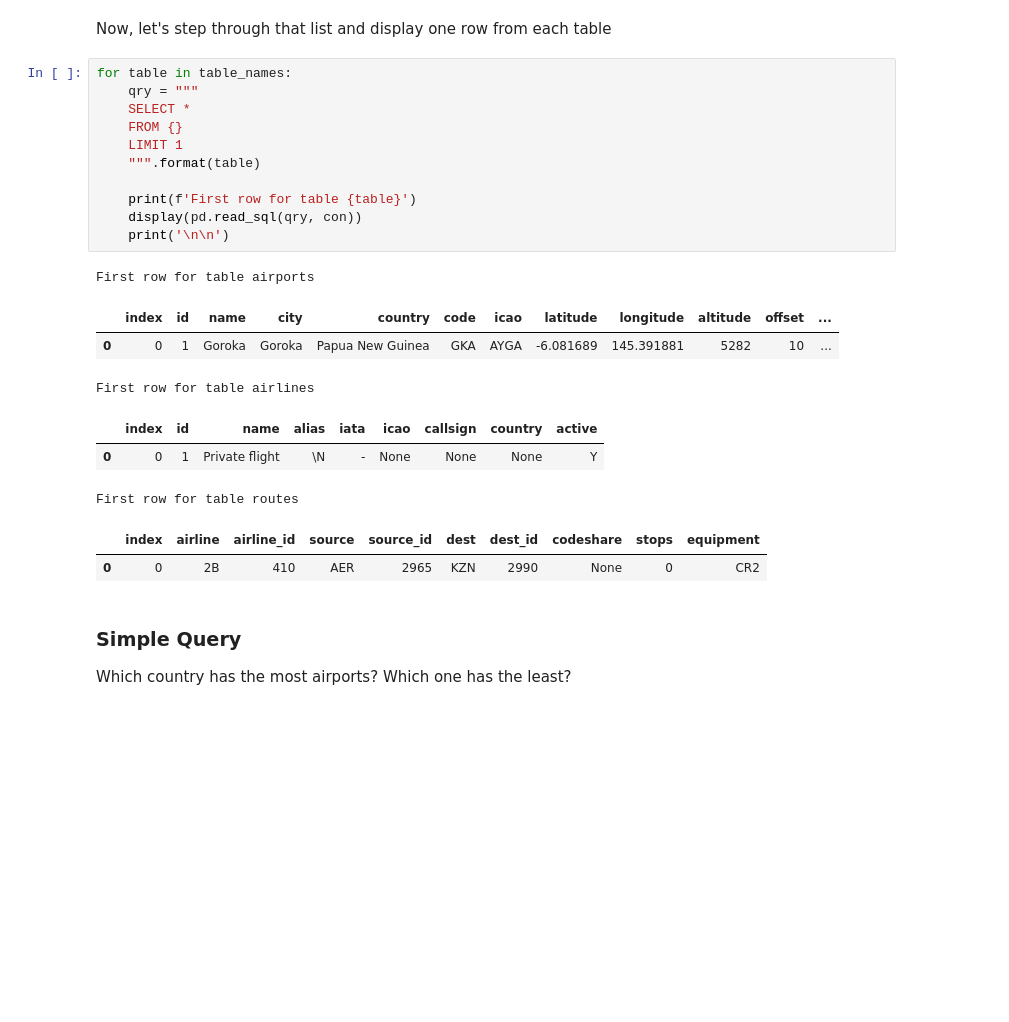
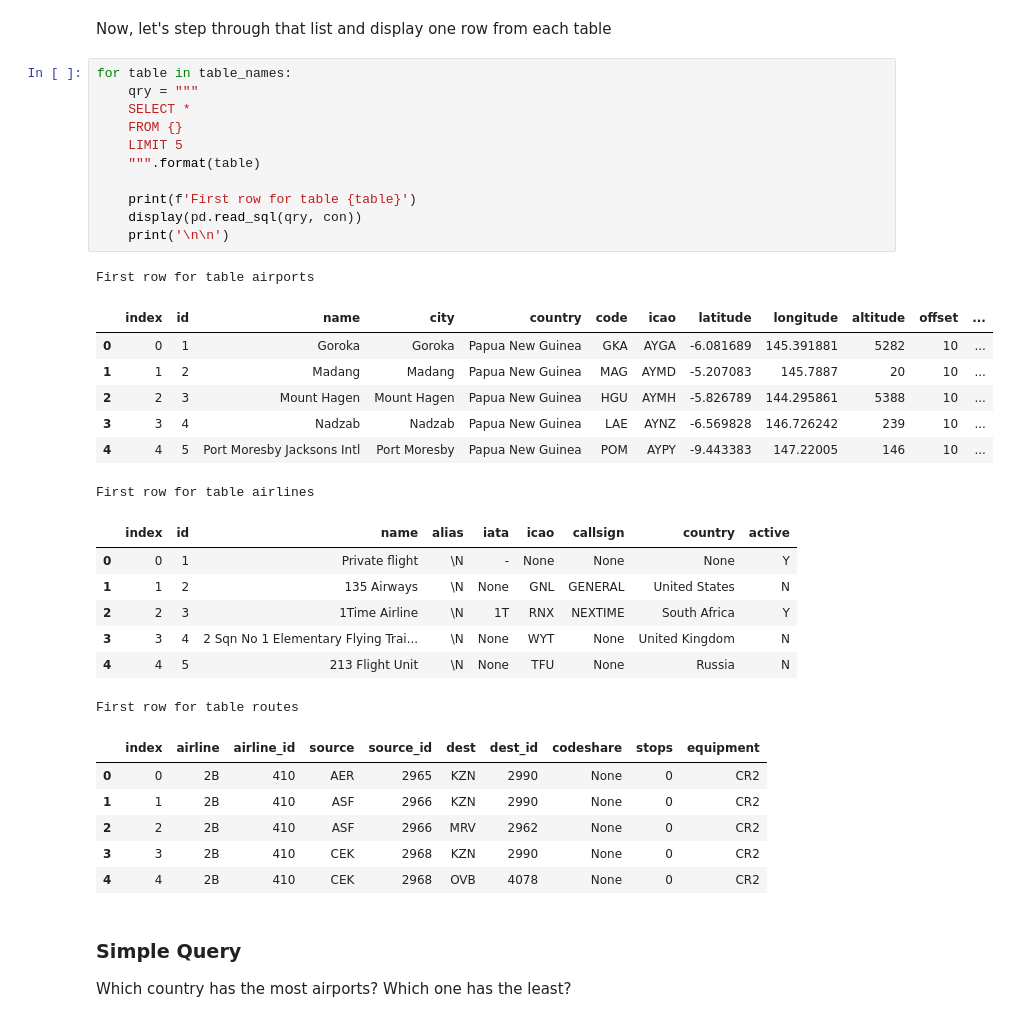
Before and after one commit to jskominsky/DS-Live-022122, a Jupyter notebook: Phase2/warmups/sql_warmup.ipynb, the cells around one changed output. Cells and saved outputs as stored; diff of their text form; blank space fills up the shorter version.

```diff
--- a/Phase2/warmups/sql_warmup.ipynb
+++ b/Phase2/warmups/sql_warmup.ipynb
@@ -36,24 +36,36 @@ Now, let's step through that list and display one row from each table
 # %%
 for table in table_names:
     qry = """
     SELECT *
     FROM {}
-    LIMIT 1
+    LIMIT 5
     """.format(table)
 
     print(f'First row for table {table}')
     display(pd.read_sql(qry, con))
     print('\n\n')
 # %% [output]
 First row for table airports
 |  | index | id | name | city | country | code | icao | latitude | longitude | altitude | offset | ... |
 | 0 | 0 | 1 | Goroka | Goroka | Papua New Guinea | GKA | AYGA | -6.081689 | 145.391881 | 5282 | 10 | ... |
+| 1 | 1 | 2 | Madang | Madang | Papua New Guinea | MAG | AYMD | -5.207083 | 145.7887 | 20 | 10 | ... |
+| 2 | 2 | 3 | Mount Hagen | Mount Hagen | Papua New Guinea | HGU | AYMH | -5.826789 | 144.295861 | 5388 | 10 | ... |
+| 3 | 3 | 4 | Nadzab | Nadzab | Papua New Guinea | LAE | AYNZ | -6.569828 | 146.726242 | 239 | 10 | ... |
+| 4 | 4 | 5 | Port Moresby Jacksons Intl | Port Moresby | Papua New Guinea | POM | AYPY | -9.443383 | 147.22005 | 146 | 10 | ... |
 First row for table airlines
 |  | index | id | name | alias | iata | icao | callsign | country | active |
 | 0 | 0 | 1 | Private flight | \N | - | None | None | None | Y |
+| 1 | 1 | 2 | 135 Airways | \N | None | GNL | GENERAL | United States | N |
+| 2 | 2 | 3 | 1Time Airline | \N | 1T | RNX | NEXTIME | South Africa | Y |
+| 3 | 3 | 4 | 2 Sqn No 1 Elementary Flying Trai... | \N | None | WYT | None | United Kingdom | N |
+| 4 | 4 | 5 | 213 Flight Unit | \N | None | TFU | None | Russia | N |
 First row for table routes
 |  | index | airline | airline_id | source | source_id | dest | dest_id | codeshare | stops | equipment |
 | 0 | 0 | 2B | 410 | AER | 2965 | KZN | 2990 | None | 0 | CR2 |
+| 1 | 1 | 2B | 410 | ASF | 2966 | KZN | 2990 | None | 0 | CR2 |
+| 2 | 2 | 2B | 410 | ASF | 2966 | MRV | 2962 | None | 0 | CR2 |
+| 3 | 3 | 2B | 410 | CEK | 2968 | KZN | 2990 | None | 0 | CR2 |
+| 4 | 4 | 2B | 410 | CEK | 2968 | OVB | 4078 | None | 0 | CR2 |
 # %% [markdown]
 ### Simple Query
 
```
Also changed, not shown: parts of 3 cells of this notebook.
